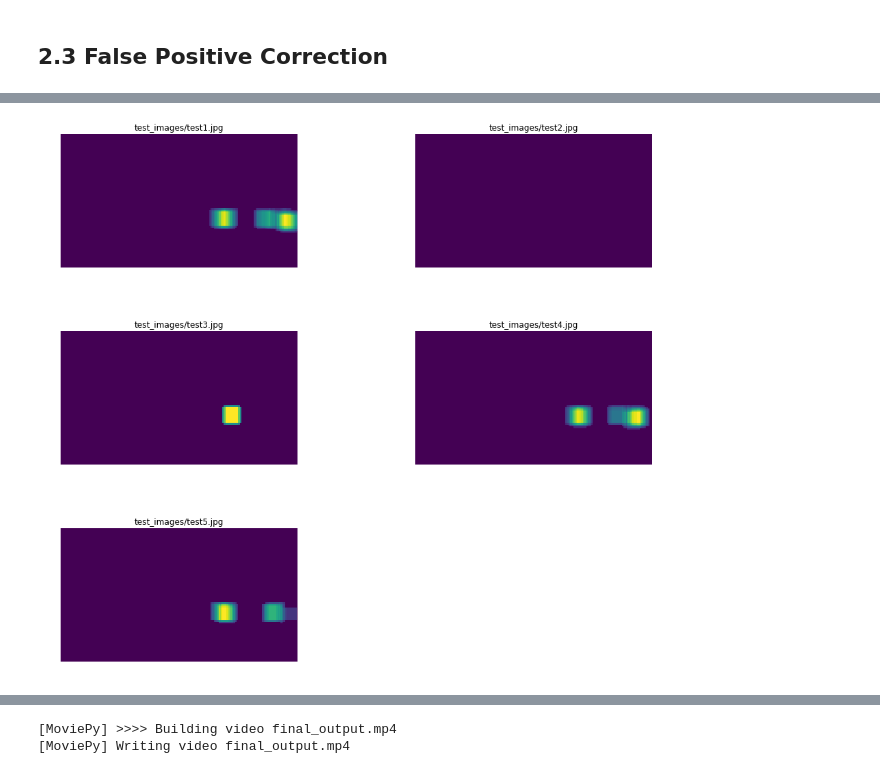
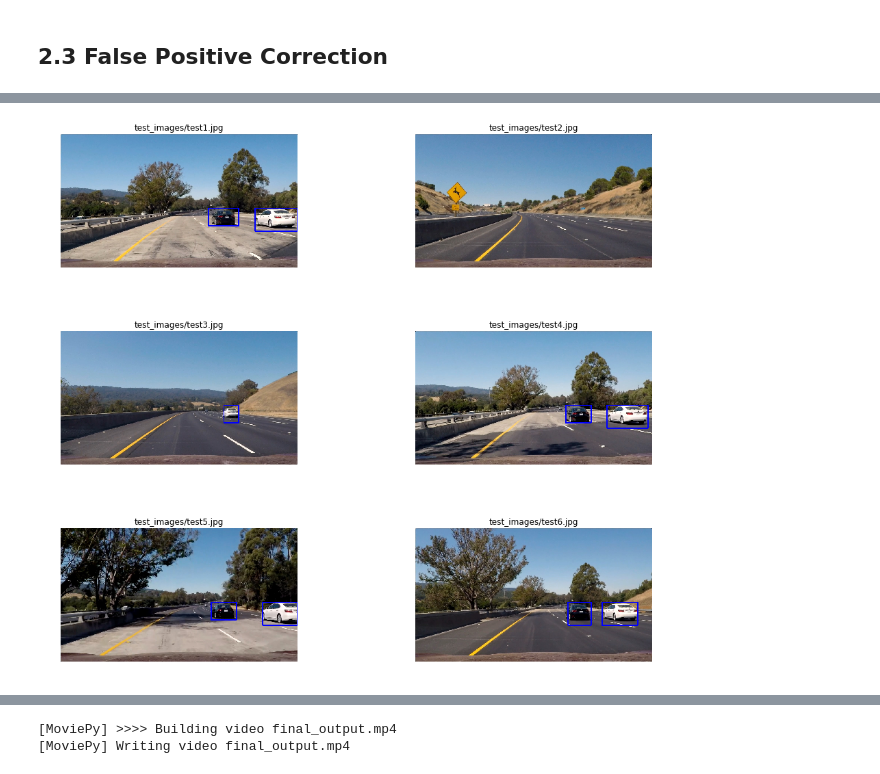
Before and after one commit to aditbiswas1/P5-Vehicle-Detection, a Jupyter notebook: Report.ipynb, the cells around one changed output, grey strips where cells are left out. Cells and saved outputs as stored; diff of their text form; code cells hidden in the pictures.

Commit message:
update sliding window overlaps

```diff
--- a/Report.ipynb
+++ b/Report.ipynb
@@ -469,0 +462,3 @@ for i,test_im in enumerate(test_images[:-1]):
+# %%
+%%time
+im  = find_cars_basic(image, xy_window=(96,96), xy_overlap=(0.85, 0.7), x_start_stop=[None,None])
@@ -476,5 +474,3 @@ While this basic method seems to work pretty well at correctly identifying the c
 3. sometimes the classifier detects vehicles in places where there are none
 # %% [markdown]
 ## 2.3 False Positive Correction
-# %%
-image = imread_rgb('test_images/test3.jpg')
@@ -513,15 +507,15 @@ def draw_labeled_bboxes(img, labels):
     return img
 # %%
 from scipy.ndimage.measurements import label
-def find_car_heatmap(image, thresh=2, xy_window=(96,96), xy_overlap=(0.9, 0.9)):
+def find_car_heatmap(image, thresh=2, xy_window=(96,96), xy_overlap=(0.85, 0.7), x_start_stop=[None, None]):
     heat = np.zeros_like(image[:,:,0]).astype(np.float)
-    all_detected, hot_windows = find_cars_basic(image, xy_window=xy_window, xy_overlap=xy_overlap)
+    all_detected, hot_windows = find_cars_basic(image, xy_window=xy_window, xy_overlap=xy_overlap , x_start_stop=x_start_stop)
 
     # Add heat to each box in box list
     heat = add_heat(heat, hot_windows)
 
     # Apply threshold to help remove false positives
-    heat = apply_threshold(heat,2)
+    heat = apply_threshold(heat,1)
 
     # Visualize the heatmap when displaying
     heatmap = np.clip(heat, 0, 255)
@@ -530,3 +524,19 @@ def find_car_heatmap(image, thresh=2, xy_window=(96,96), xy_overlap=(0.9, 0.9)):
     labels = label(heatmap)
     draw_img = draw_labeled_bboxes(np.copy(image), labels)
     return all_detected, heatmap, draw_img
+# %%
+%%time
+import matplotlib.gridspec as gridspec
+
+test_images = glob.glob('test_images/*.jpg')
+figure = plt.figure(figsize=(15,12))
+gs = gridspec.GridSpec(3, 2, top=1., bottom=0., right=0.8, left=0., hspace=0.,
+    wspace=0.5)
+
+for i,test_im in enumerate(test_images):
+    im = imread_rgb(test_im)
+    ax = plt.subplot(gs[i])
+    all_detections, heatmap, final = find_car_heatmap(im)
+    plt.imshow(heatmap)
+    ax.set_title(test_im)
+    ax.axis('off')
@@ -533,17 +547,17 @@ def find_car_heatmap(image, thresh=2, xy_window=(96,96), xy_overlap=(0.9, 0.9)):
 # %%
 import matplotlib.gridspec as gridspec
 
 test_images = glob.glob('test_images/*.jpg')
 figure = plt.figure(figsize=(15,12))
 gs = gridspec.GridSpec(3, 2, top=1., bottom=0., right=0.8, left=0., hspace=0.,
     wspace=0.5)
 
-for i,test_im in enumerate(test_images[:-1]):
+for i,test_im in enumerate(test_images):
     im = imread_rgb(test_im)
     ax = plt.subplot(gs[i])
     all_detections, heatmap, final = find_car_heatmap(im)
-    plt.imshow(heatmap)
+    plt.imshow(final)
     ax.set_title(test_im)
     ax.axis('off')
 # %% [output]
-[figure, old version]
+[figure, new version]
```
Also changed, not shown: parts of 12 cells of this notebook.
